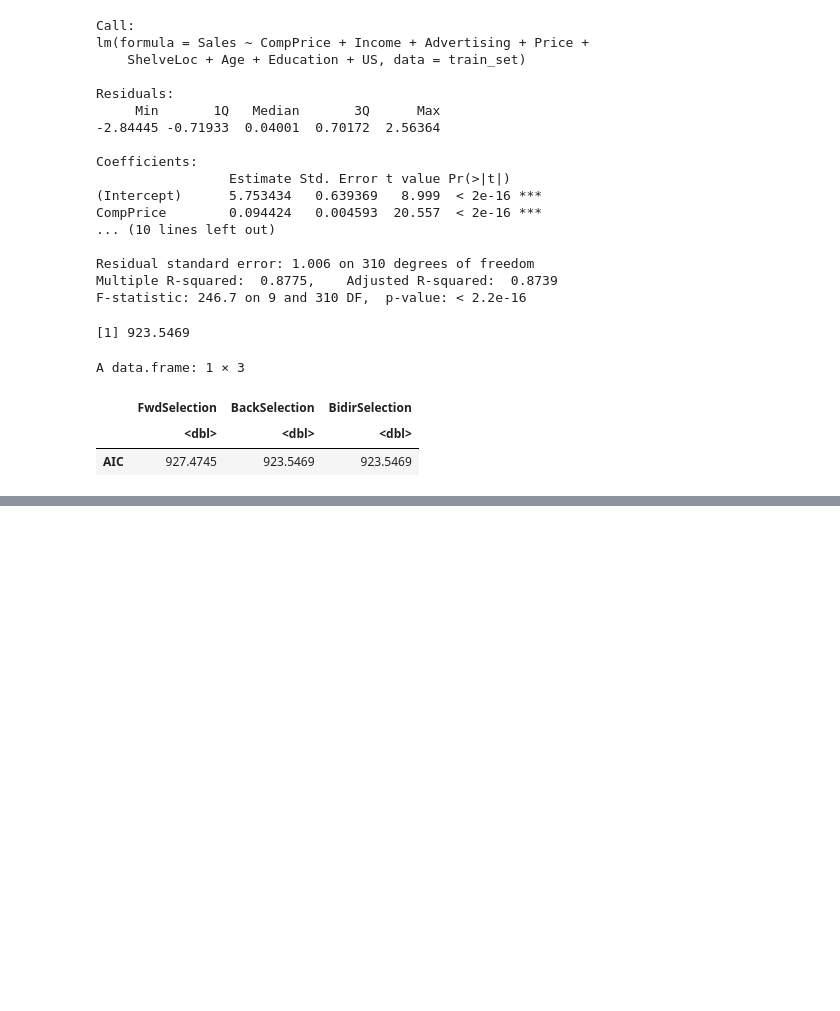
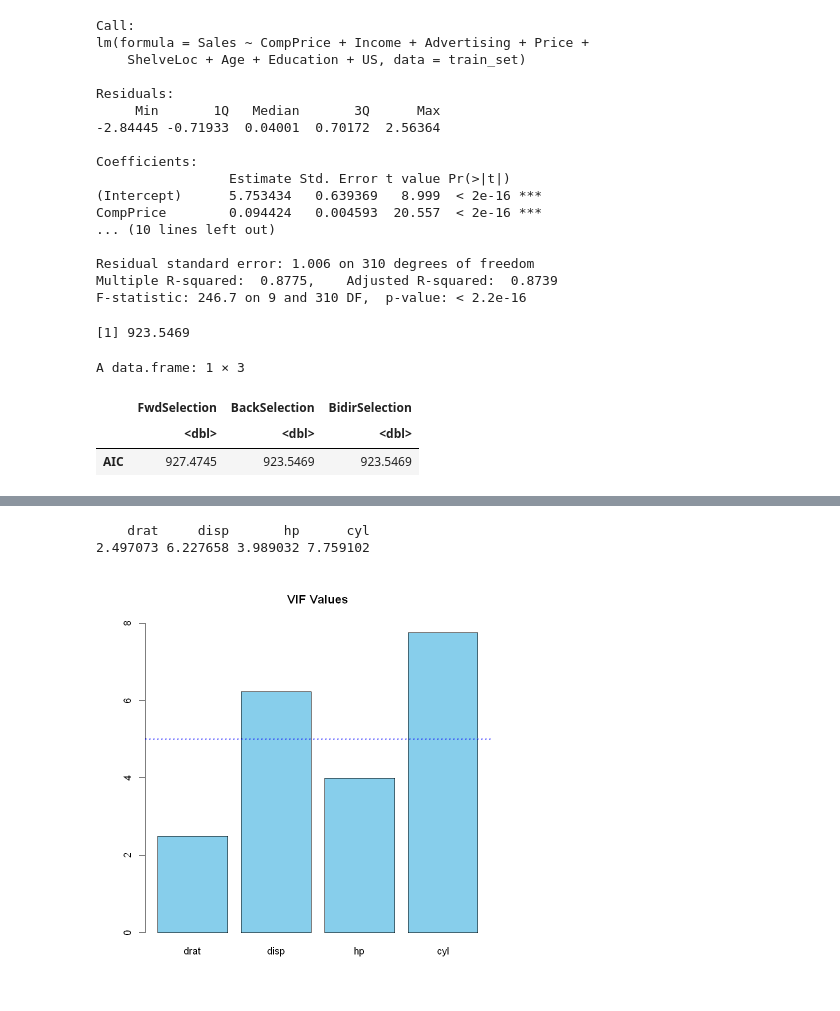
Before and after one commit to ferdcoz/mcd-reg-adv, a Jupyter notebook: clase3/RA_T_C3.ipynb, the cells around one changed output, grey strips where cells are left out. Drawn from its saved outputs; the diff is of its cells as text; code cells hidden in the pictures; blank space fills up the shorter version.

```diff
--- a/clase3/RA_T_C3.ipynb
+++ b/clase3/RA_T_C3.ipynb
@@ -251,0 +296,4 @@ A data.frame: 1 × 3
+# %%
+# Ajustamos un modelo lineal con variable respuesta consumo (mpg) y predictoras drat, disp, hp y cyl
+modelo1 <- lm(mpg ~ drat + disp +hp + cyl, data=mtcars)
+summary(modelo1)
@@ -251,0 +321,15 @@ A data.frame: 1 × 3
+# %%
+vif( modelo1 )
+vif_values <- vif( modelo1 )
+vif_df = data.frame( variables = c( 'drat', 'disp', 'hp', 'cyl' ), vif_values )
+bad_vif = 5
+
+barplot( vif_values,
+    main = 'VIF Values',
+    col = 'skyblue',
+    ylim = c(0.0,8.0) )
+abline( h = bad_vif, lwd = 2, lty ='dotted',col = 'blue' )
+# %% [output]
+    drat     disp       hp      cyl
+2.497073 6.227658 3.989032 7.759102
+[figure, added]
```
Also changed, not shown: parts of 19 cells of this notebook, 1 other file.
